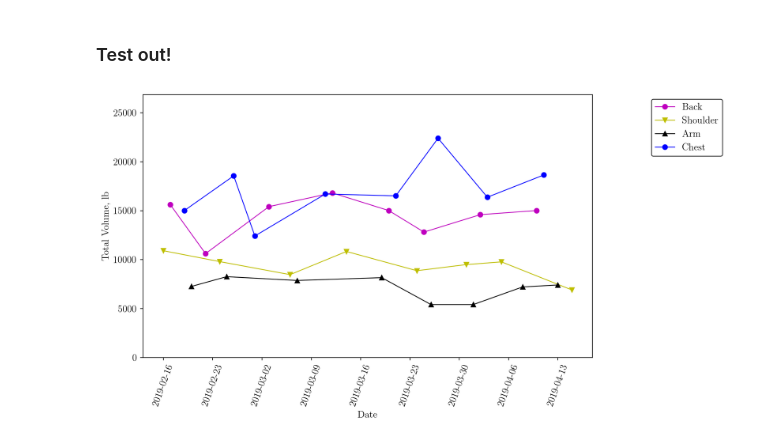
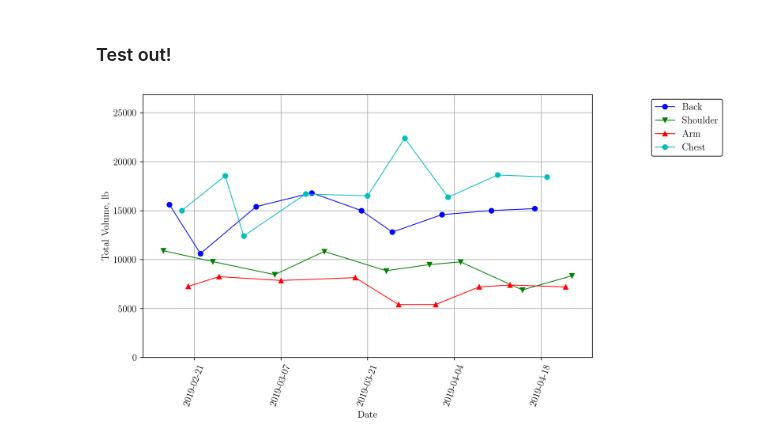
Before and after one commit to HanSunUCLA/My_Workout, a Jupyter notebook: my_workout.ipynb, the cells around one changed output. Cells and saved outputs as stored; diff of their text form; code cells hidden in the pictures.

Commit message:
added support for all data columns

```diff
--- a/my_workout.ipynb
+++ b/my_workout.ipynb
@@ -96,8 +118,8 @@ class workout_data:
 # %% [markdown]
 ### Test out!
 # %%
-my_workout = workout_data(  1,8  )
+my_workout = workout_data(  range(1,10)  )
 # %%
-my_workout.visualize_general( ['Back', 'Shoulder', 'Arm', 'Chest'] )
+my_workout.plot_body( ['Back', 'Shoulder', 'Arm', 'Chest'] )
 # %% [output]
-[figure, old version]
+[figure, new version]
```
Also changed, not shown: parts of 5 cells of this notebook, 1 other file.
